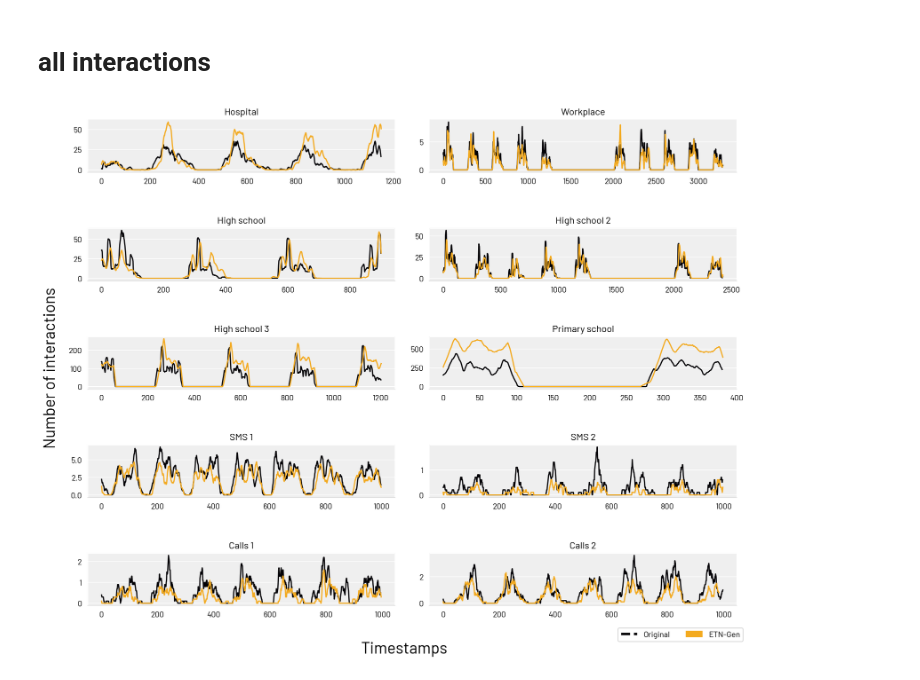
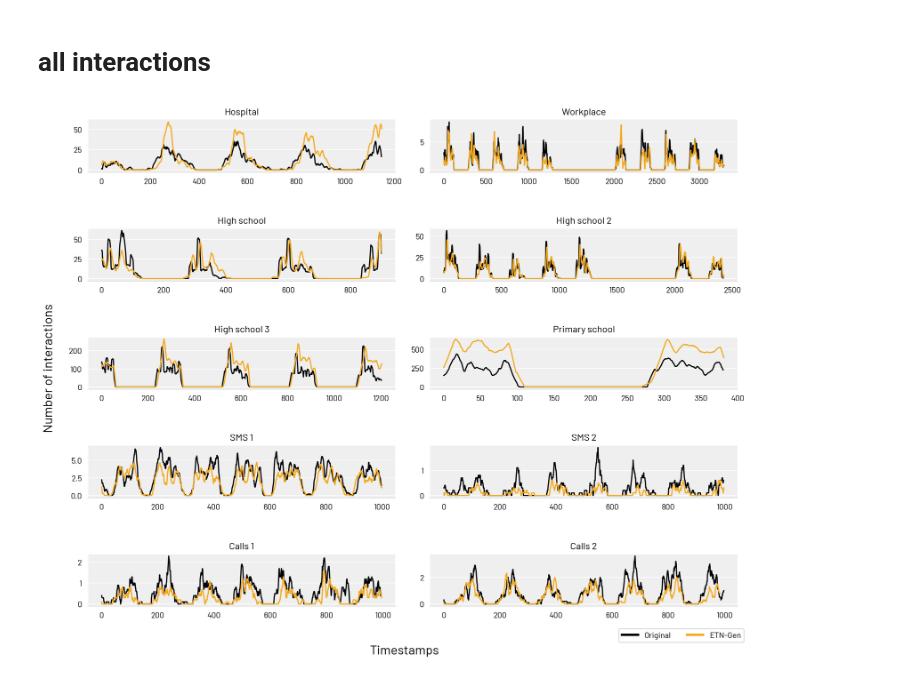
Before and after one commit to AntonioLonga/ETNgen, a Jupyter notebook: Evaluation/Number of interaction.ipynb, the cells around one changed output. Saved outputs shown, nothing was run; the diff lists cells and outputs as text; code cells hidden in the pictures.

```diff
--- a/Evaluation/Number of interaction.ipynb
+++ b/Evaluation/Number of interaction.ipynb
@@ -278,8 +288,9 @@ def plot_all_nb_int_one_graph(ax,ori,gen,title,legend=False):
 
 
     if legend:
-        legend_elements = [Line2D([0], [0], color=ORIGINAL_COLOR, lw=3,ls="--",label='Original'),
-                           Patch(facecolor=ETN_COLOR, edgecolor=ETN_COLOR,label='ETN-Gen')]
+        legend_elements = [Line2D([0], [0], color=ORIGINAL_COLOR, lw=3,label='Original'),
+                           Line2D([0], [0], color=ETN_COLOR, lw=3,label='ETN-Gen')]#,
+                           #Patch(facecolor=ETN_COLOR, edgecolor=ETN_COLOR,label='ETN-Gen')]
 
         # Create the figure
         ax.legend(handles=legend_elements,loc='center left', bbox_to_anchor=(0.60, -0.55),ncol=2)
@@ -311,25 +322,25 @@ ff_s_e = load_ETNgen_graph("FF_SMS_1sett")
 # %%
 figure, axes = plt.subplots(nrows=5, ncols=2,figsize=(12,9))
 figure.tight_layout(h_pad=5,w_pad=1)
 
-figure.text(0.5, -0.05, 'Timestamps', ha='center',fontdict={'size':20})
-figure.text(-0.02, 0.5, 'Number of interactions', va='center', rotation='vertical',fontdict={'size':20})
+figure.text(0.5, -0.05, 'Timestamps', ha='center',fontdict={'size':16})
+figure.text(-0.02, 0.5, 'Number of interactions', va='center', rotation='vertical',fontdict={'size':16})
 
 
 plot_all_nb_int_one_graph(axes[0][0],lh,lh_e,"Hospital")
 plot_all_nb_int_one_graph(axes[0][1],invs,invs_e,"Workplace")
 
 plot_all_nb_int_one_graph(axes[1][0],hs11,hs11_e,"High school")
 plot_all_nb_int_one_graph(axes[1][1],hs12,hs12_e,"High school 2")
 
 plot_all_nb_int_one_graph(axes[2][0],hs13,hs13_e,"High school 3")
 plot_all_nb_int_one_graph(axes[2][1],ps,ps_e,"Primary school")
 
 plot_all_nb_int_one_graph(axes[3][0],dtu_s,dtu_s_e,"SMS 1")
 plot_all_nb_int_one_graph(axes[3][1],ff_s,ff_s_e,"SMS 2")
 
 plot_all_nb_int_one_graph(axes[4][0],dtu_c,dtu_c_e,"Calls 1")
 plot_all_nb_int_one_graph(axes[4][1],ff_c,ff_c_e,"Calls 2",legend=True)
-figure.savefig("nb_interactions_all_main_test.pdf", bbox_inches = 'tight')
+figure.savefig("nb_interactions_all_main_test_V3.pdf", bbox_inches = 'tight')
 # %% [output]
-[figure, old version]
+[figure, new version]
```
Also changed, not shown: parts of 3 cells of this notebook, 25 other files.
